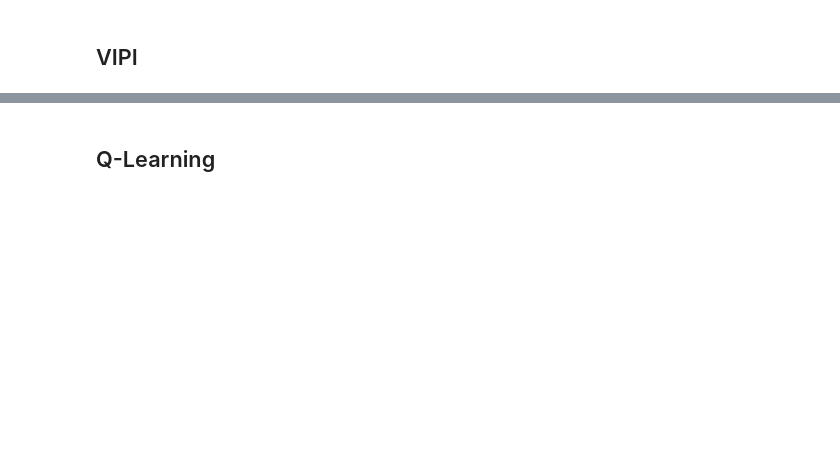
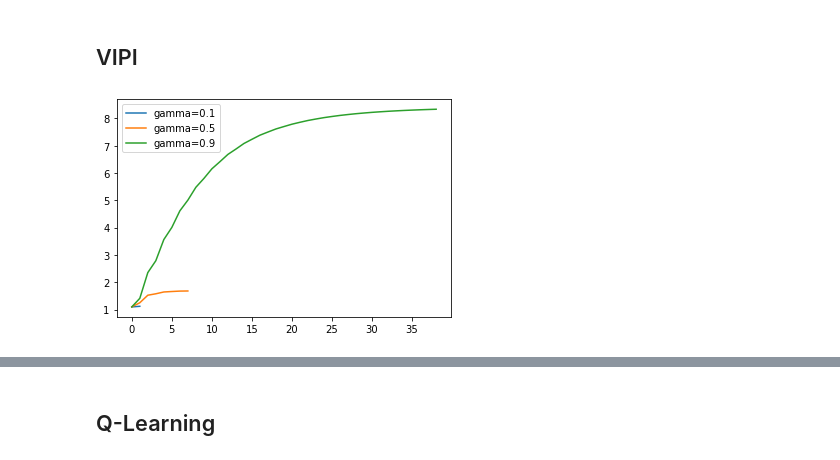
Before and after one commit to aishwaryaprabhat/CS7641-Machine-Learning, a Jupyter notebook: mdp/Forest Management.ipynb, the cells around one changed output, grey strips where cells are left out. Drawn from its saved outputs; the diff is of its cells as text; code cells hidden in the pictures; blank space fills up the shorter version.

```diff
--- a/mdp/Forest Management.ipynb
+++ b/mdp/Forest Management.ipynb
@@ -17 +17,5 @@ ex = VIPIExperiment(problem=forest(S=20))
+# %%
+ex.gamma_plot(ex.df_vi)
+# %% [output]
+[figure, added]
 # %%
```
Also changed, not shown: parts of 15 cells of this notebook.
